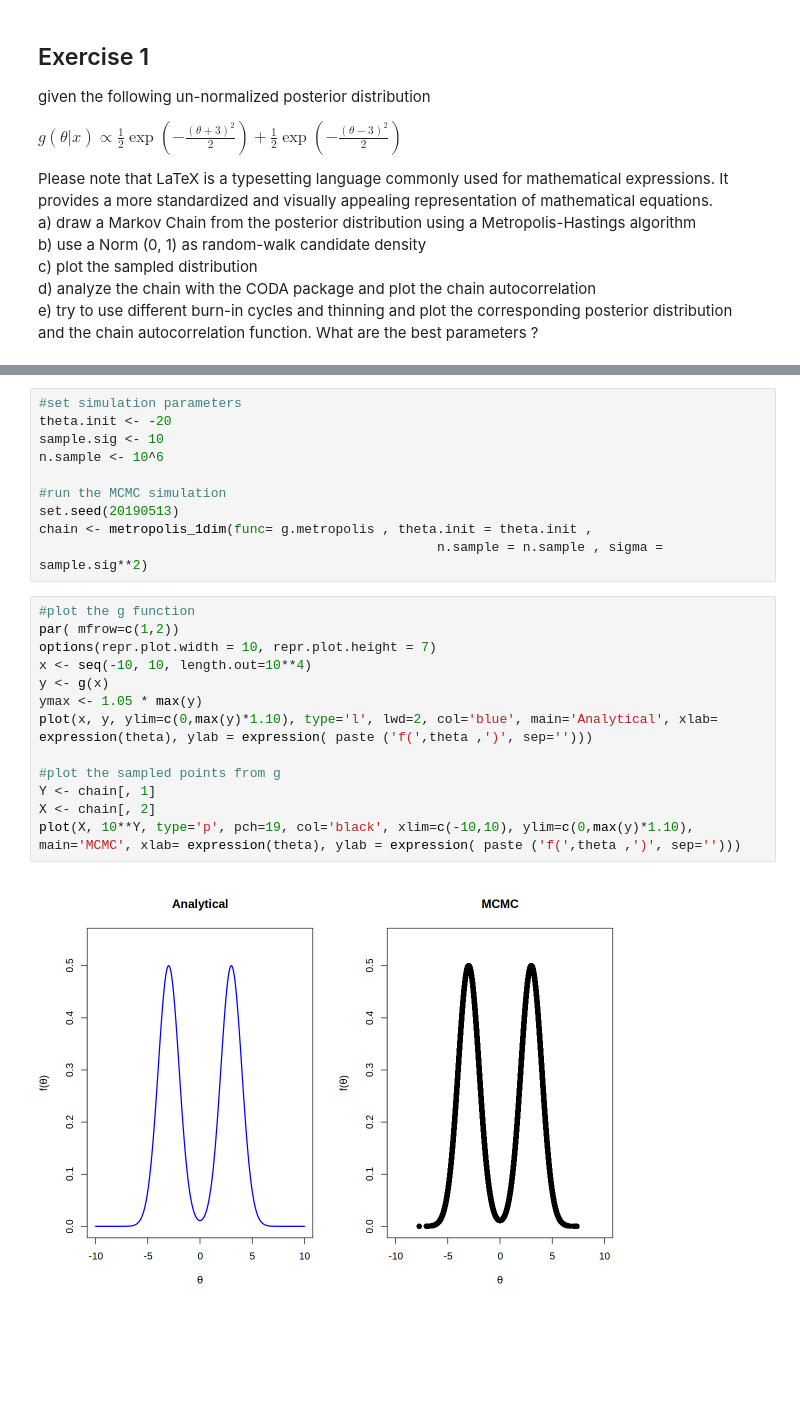
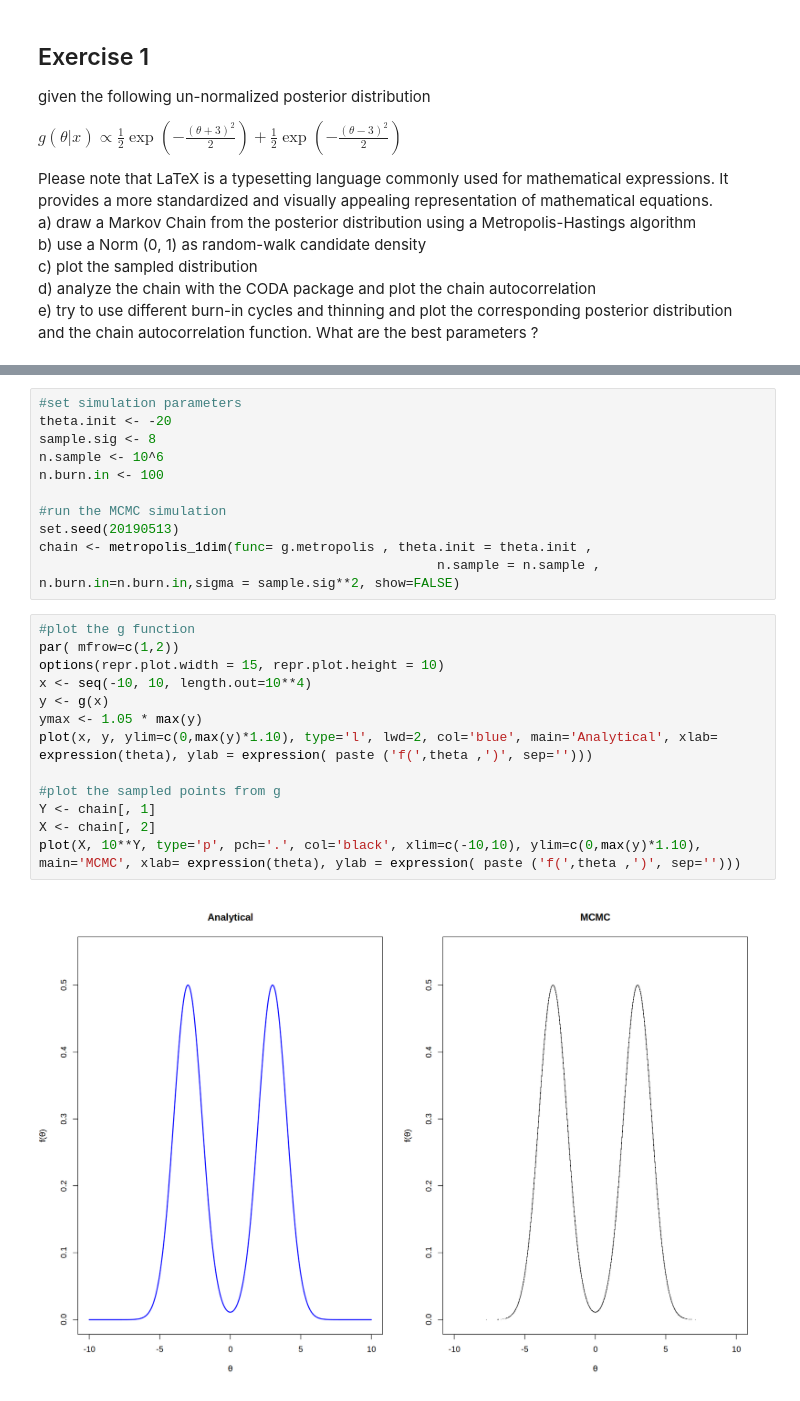
Before and after one commit to isottongloria/AdvStatPhysAnalysis, a Jupyter notebook: E6.ipynb, the cells around one changed output, grey strips where cells are left out. Saved outputs shown, nothing was run; the diff lists cells and outputs as text; blank space fills up the shorter version.

```diff
--- a/E6.ipynb
+++ b/E6.ipynb
@@ -53,25 +68,26 @@ return (func.Samp)
 # %%
 #set simulation parameters
 theta.init <- -20
-sample.sig <- 10
+sample.sig <- 8
 n.sample <- 10^6
+n.burn.in <- 100
 
 #run the MCMC simulation
 set.seed(20190513)
 chain <- metropolis_1dim(func= g.metropolis , theta.init = theta.init ,
-                                                   n.sample = n.sample , sigma = sample.sig**2)
+                                                   n.sample = n.sample , n.burn.in=n.burn.in,sigma = sample.sig**2, show=FALSE)
-# %%
-#plot the g function
-par( mfrow=c(1,2))
-options(repr.plot.width = 10, repr.plot.height = 7)
-x <- seq(-10, 10, length.out=10**4)
-y <- g(x)
-ymax <- 1.05 * max(y)
-plot(x, y, ylim=c(0,max(y)*1.10), type='l', lwd=2, col='blue', main='Analytical', xlab= expression(theta), ylab = expression( paste ('f(',theta ,')', sep='')))
-
-#plot the sampled points from g
-Y <- chain[, 1]
-X <- chain[, 2]
-plot(X, 10**Y, type='p', pch=19, col='black', xlim=c(-10,10), ylim=c(0,max(y)*1.10), main='MCMC', xlab= expression(theta), ylab = expression( paste ('f(',theta ,')', sep='')))
-# %% [output]
-[figure, removed]
+# %%
+#plot the g function
+par( mfrow=c(1,2))
+options(repr.plot.width = 15, repr.plot.height = 10)
+x <- seq(-10, 10, length.out=10**4)
+y <- g(x)
+ymax <- 1.05 * max(y)
+plot(x, y, ylim=c(0,max(y)*1.10), type='l', lwd=2, col='blue', main='Analytical', xlab= expression(theta), ylab = expression( paste ('f(',theta ,')', sep='')))
+
+#plot the sampled points from g
+Y <- chain[, 1]
+X <- chain[, 2]
+plot(X, 10**Y, type='p', pch='.', col='black', xlim=c(-10,10), ylim=c(0,max(y)*1.10), main='MCMC', xlab= expression(theta), ylab = expression( paste ('f(',theta ,')', sep='')))
+# %% [output]
+[figure, added]
```
Also changed, not shown: parts of 30 cells of this notebook.
